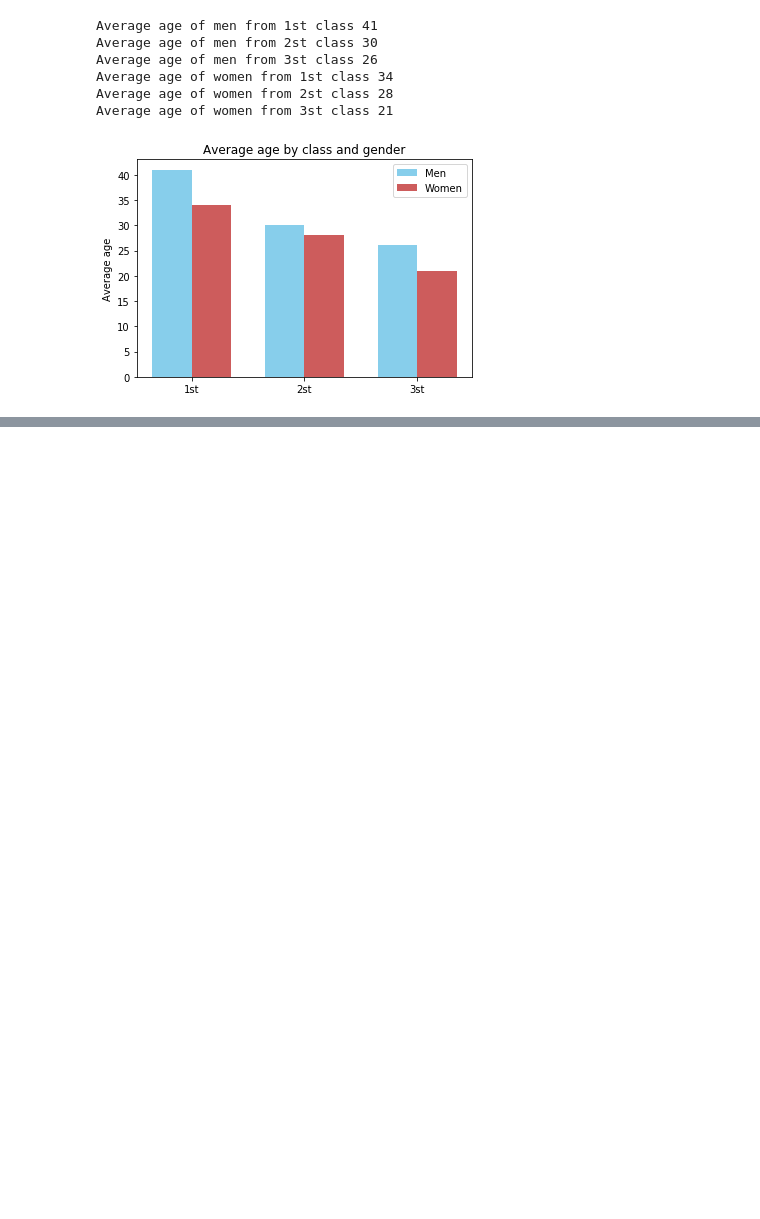
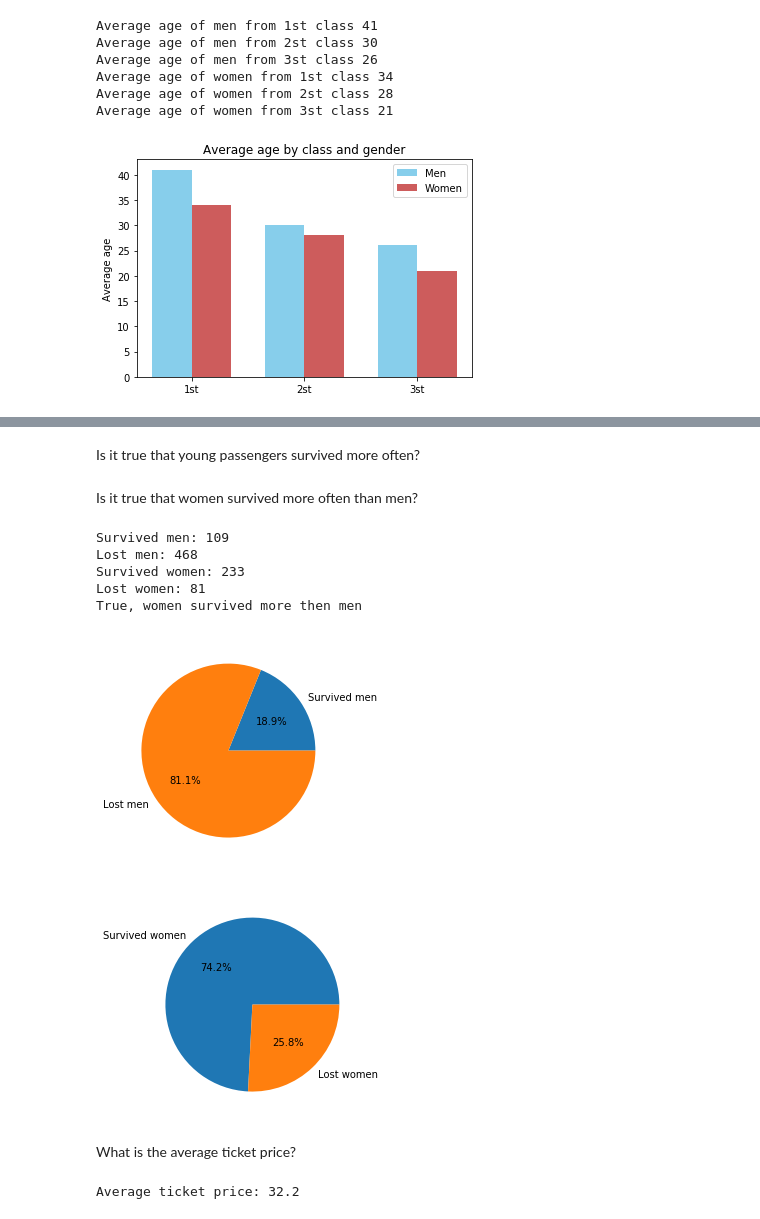
Before and after one commit to crazymidnight/python-labs, a Jupyter notebook: titanic.ipynb, the cells around one changed output, grey strips where cells are left out. Saved outputs shown, nothing was run; the diff lists cells and outputs as text; code cells hidden in the pictures; blank space fills up the shorter version.

```diff
--- a/titanic.ipynb
+++ b/titanic.ipynb
@@ -91,0 +111,47 @@ Average age of women from 3st class 21
+# %% [markdown]
+Is it true that young passengers survived more often?
+# %% [markdown]
+Is it true that women survived more often than men?
+# %%
+men = data[data.Sex == 'male']
+women = data[data.Sex == 'female']
+
+survived_men = men[men.Survived == 1]['PassengerId'].count()
+lost_men = men[men.Survived == 0]['PassengerId'].count()
+
+survived_women = women[women.Survived == 1]['PassengerId'].count()
+lost_women = women[women.Survived == 0]['PassengerId'].count()
+
+print('Survived men:', survived_men)
+print('Lost men:', lost_men)
+
+print('Survived women:', survived_women)
+print('Lost women:', lost_women)
+
+if survived_men > survived_women:
+    print('False, men survived more then women')
+else:
+    print('True, women survived more then men')
+
+fig1, ax1 = plt.subplots()
+ax1.pie([survived_men, lost_men], labels=['Survived men', 'Lost men'], autopct='%1.1f%%')
+
+fig2, ax2 = plt.subplots()
+ax2.pie([survived_women, lost_women], labels=['Survived women', 'Lost women'], autopct='%1.1f%%')
+
+plt.show()
+# %% [output]
+Survived men: 109
+Lost men: 468
+Survived women: 233
+Lost women: 81
+True, women survived more then men
+[figure, added]
+[figure, added]
+# %% [markdown]
+What is the average ticket price?
+# %%
+fare = data.Fare
+print(f'Average ticket price: {np.average(fare).round(2)}')
+# %% [output]
+Average ticket price: 32.2
```
Also changed, not shown: parts of 8 cells of this notebook.
